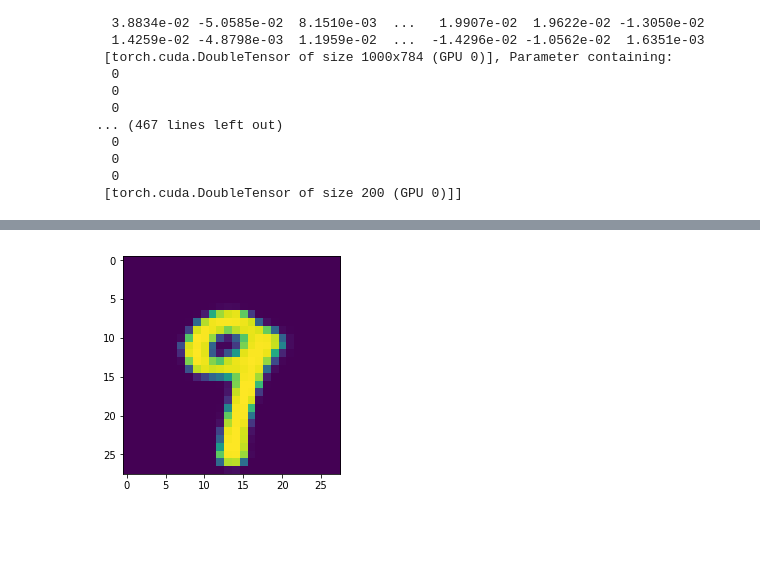
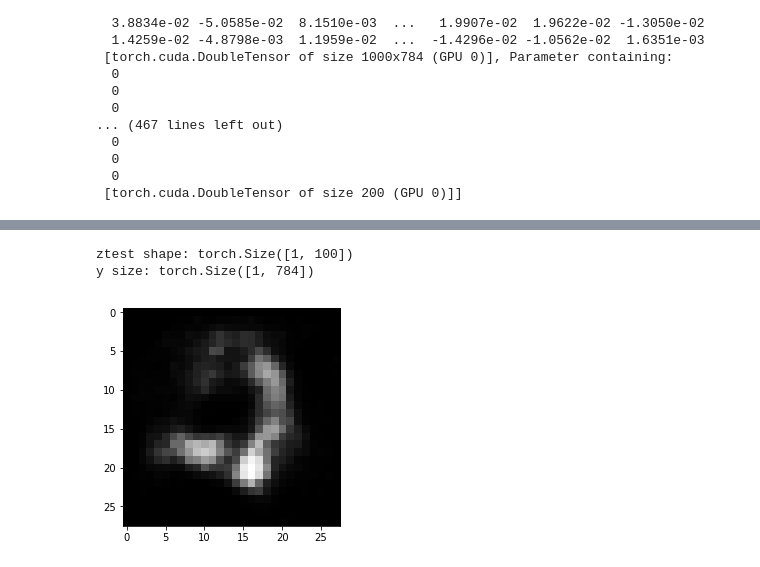
Before and after one commit to udion/generative_models, a Jupyter notebook: VAEs/VAE.ipynb, the cells around one changed output, grey strips where cells are left out. Cells and saved outputs as stored; diff of their text form; code cells hidden in the pictures; blank space fills up the shorter version.

```diff
--- a/VAEs/VAE.ipynb
+++ b/VAEs/VAE.ipynb
@@ -229,9 +316,13 @@ randomly chosen 64 generated samples after itr: 500
 # %%
-z_test = tch.randn(1,d_inp_dim)*4+1
-z_test = z_test.view(-1, d_inp_dim)
-y = D(z)
+z_test = tch.randn(1,d_inp_dim)
+z_test = Variable(z_test.view(-1, d_inp_dim).double().cuda())
+print('ztest shape: {}'.format(z_test.size()))
+y = D(z_test)
+print('y size: {}'.format(y.size()))
 y1 = y.data.cpu().numpy().reshape(-1,28,28)
-plt.imshow(y1[7,:,:])
+plt.imshow(y1[0,:,:], cmap='gray', interpolation='none')
 plt.show()
 # %% [output]
+ztest shape: torch.Size([1, 100])
+y size: torch.Size([1, 784])
-[figure, old version]
+[figure, new version]
```
Also changed, not shown: parts of 6 cells of this notebook.
